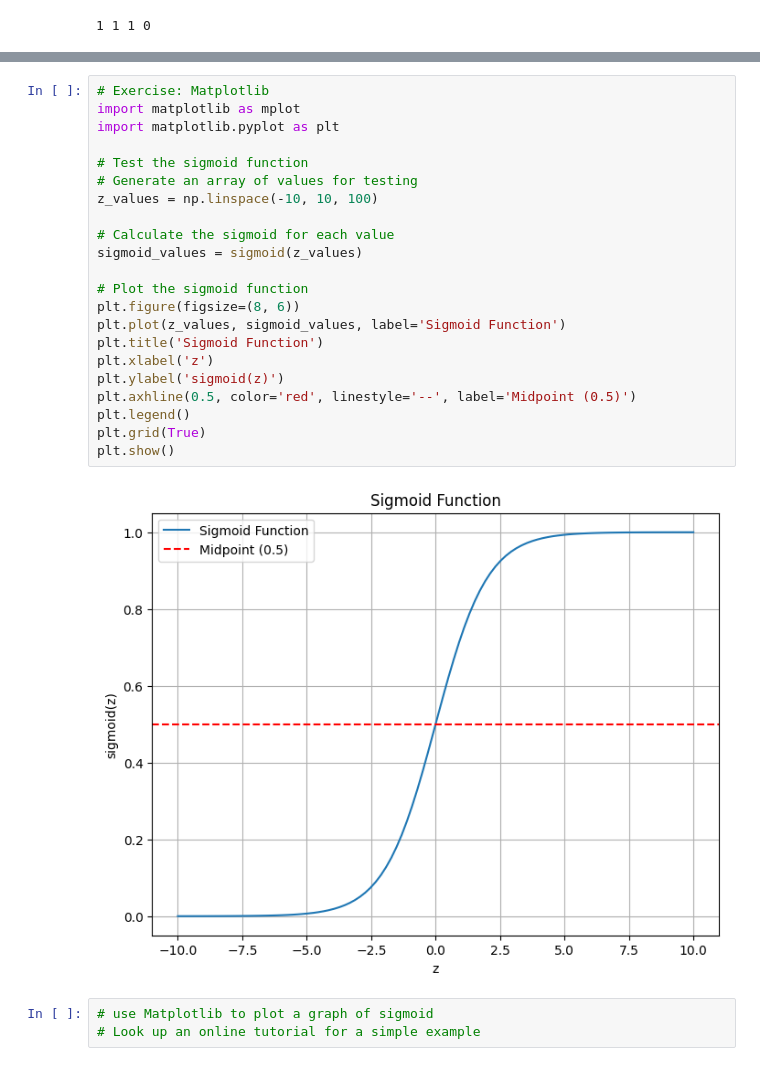
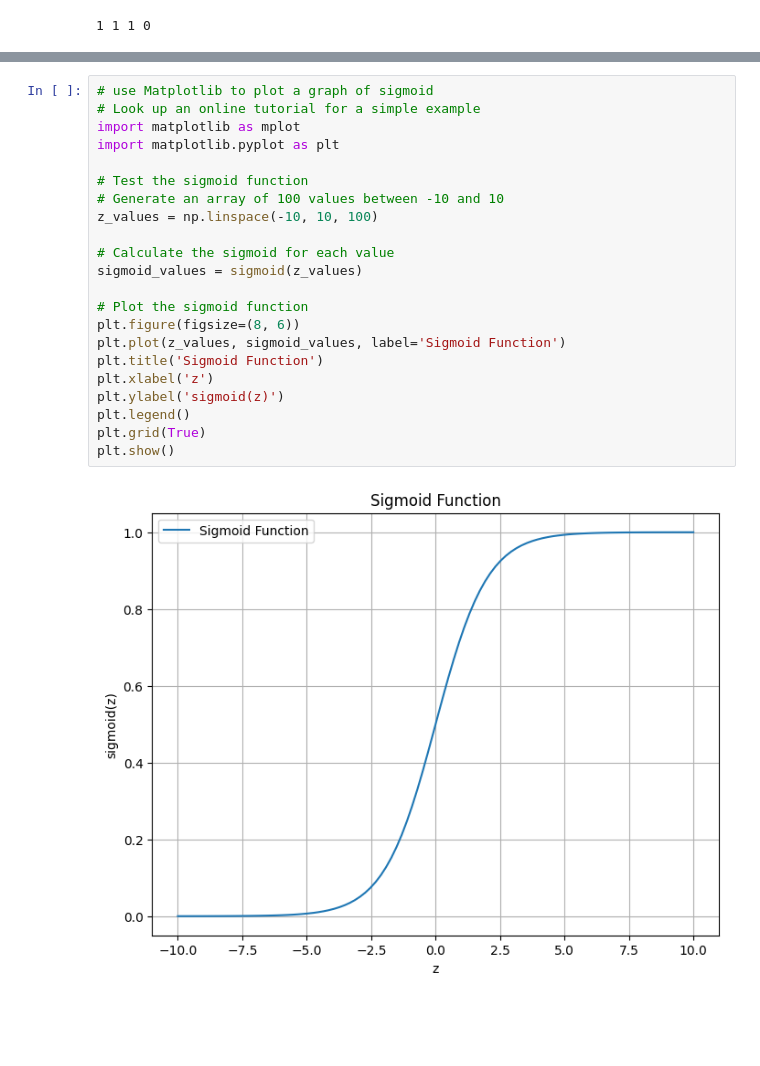
Before and after one commit to CallumOB/intro-to-ai, a Jupyter notebook: week4/demo/perceptron-decision-making.ipynb, the cells around one changed output, grey strips where cells are left out. Cells and saved outputs as stored; diff of their text form; blank space fills up the shorter version.

```diff
--- a/week4/demo/perceptron-decision-making.ipynb
+++ b/week4/demo/perceptron-decision-making.ipynb
@@ -161,27 +182,24 @@ def sigmoid(z):
 # %%
-# Exercise: Matplotlib
+# use Matplotlib to plot a graph of sigmoid
+# Look up an online tutorial for a simple example
 import matplotlib as mplot
 import matplotlib.pyplot as plt
 
 # Test the sigmoid function
-# Generate an array of values for testing
+# Generate an array of 100 values between -10 and 10
 z_values = np.linspace(-10, 10, 100)
 
 # Calculate the sigmoid for each value
 sigmoid_values = sigmoid(z_values)
 
 # Plot the sigmoid function
 plt.figure(figsize=(8, 6))
 plt.plot(z_values, sigmoid_values, label='Sigmoid Function')
 plt.title('Sigmoid Function')
 plt.xlabel('z')
 plt.ylabel('sigmoid(z)')
-plt.axhline(0.5, color='red', linestyle='--', label='Midpoint (0.5)')
 plt.legend()
 plt.grid(True)
 plt.show()
 # %% [output]
-[figure, old version]
+[figure, new version]
-# %%
-# use Matplotlib to plot a graph of sigmoid
-# Look up an online tutorial for a simple example
```
Also changed, not shown: parts of 8 cells of this notebook.
